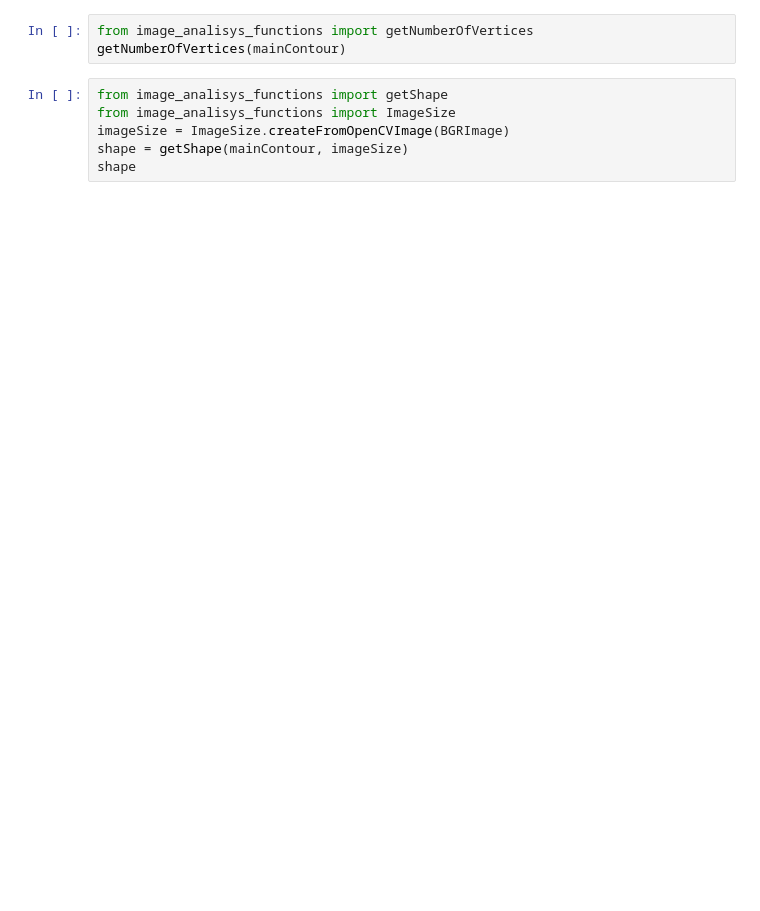
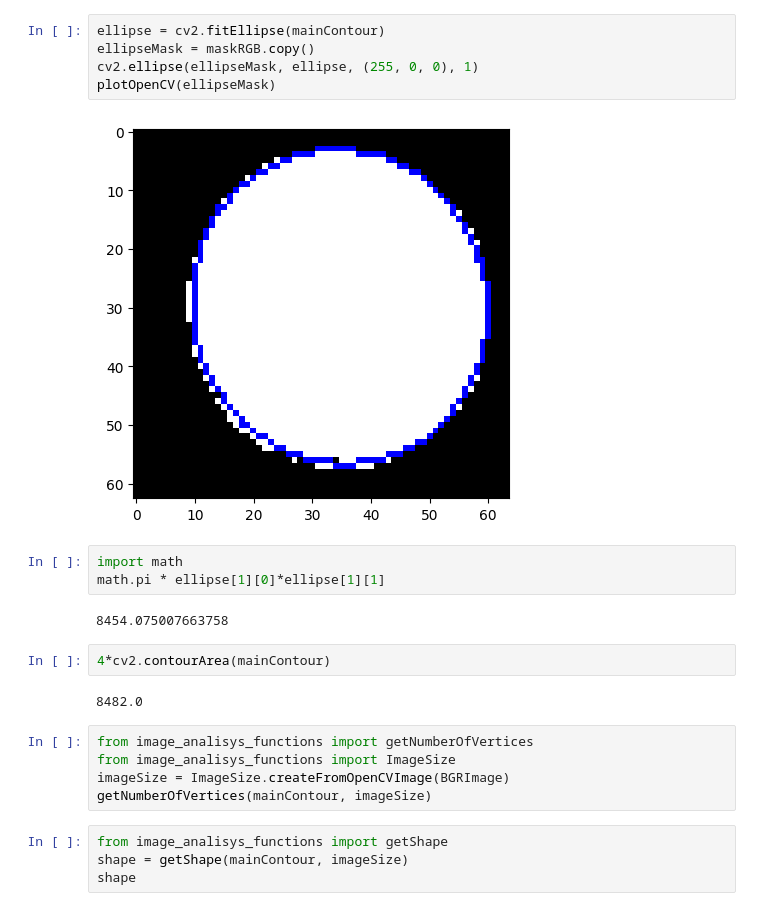
Before and after one commit to Javolins/road-sign-checker, a Jupyter notebook: ai/sign-classificators/shape-classifier-tester.ipynb, the cells around one changed output. Saved outputs shown, nothing was run; the diff lists cells and outputs as text; blank space fills up the shorter version.

```diff
--- a/ai/sign-classificators/shape-classifier-tester.ipynb
+++ b/ai/sign-classificators/shape-classifier-tester.ipynb
@@ -36,9 +53,25 @@ ellipsisity
+# %%
+ellipse = cv2.fitEllipse(mainContour)
+ellipseMask = maskRGB.copy()
+cv2.ellipse(ellipseMask, ellipse, (255, 0, 0), 1)
+plotOpenCV(ellipseMask)
+# %% [output]
+[figure, added]
+# %%
+import math
+math.pi * ellipse[1][0]*ellipse[1][1]
+# %% [output]
+8454.075007663758
+# %%
+4*cv2.contourArea(mainContour)
+# %% [output]
+8482.0
 # %%
 from image_analisys_functions import getNumberOfVertices
-getNumberOfVertices(mainContour)
+from image_analisys_functions import ImageSize
+imageSize = ImageSize.createFromOpenCVImage(BGRImage)
+getNumberOfVertices(mainContour, imageSize)
 # %%
 from image_analisys_functions import getShape
-from image_analisys_functions import ImageSize
-imageSize = ImageSize.createFromOpenCVImage(BGRImage)
 shape = getShape(mainContour, imageSize)
 shape
```
Also changed, not shown: parts of 7 cells of this notebook, 1 other file.
